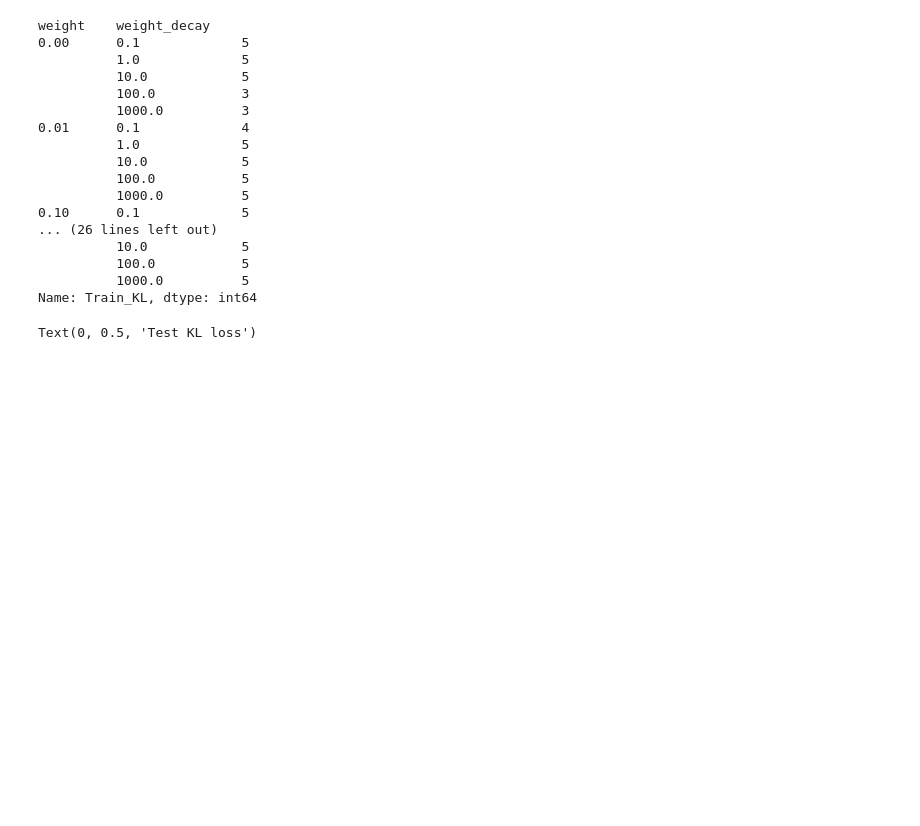
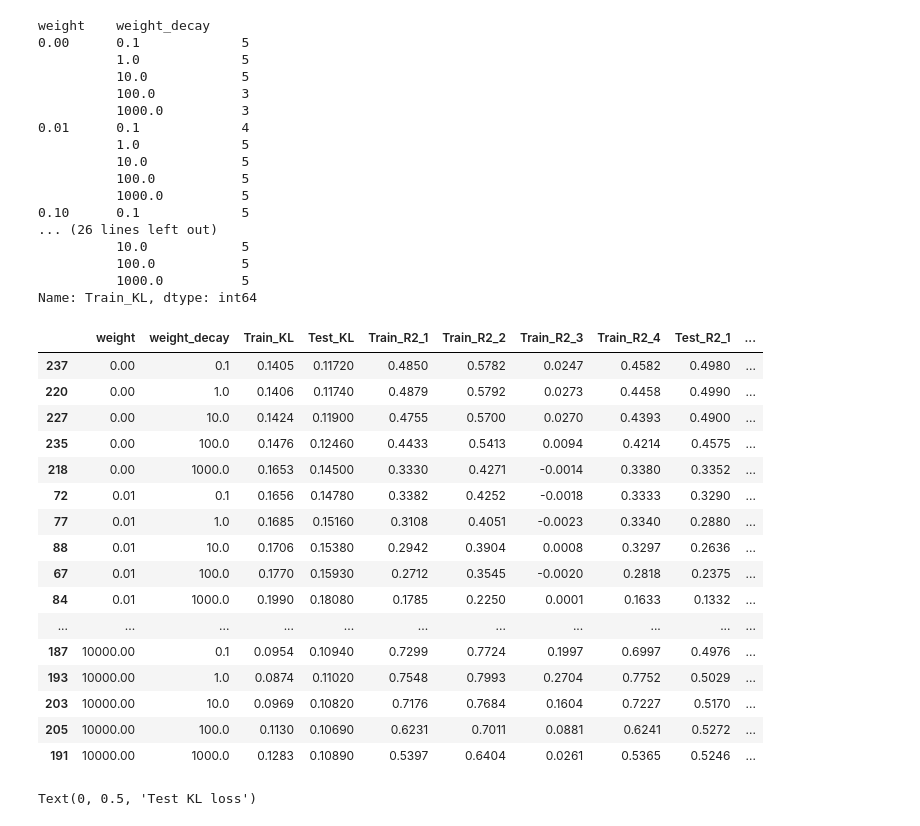
Before and after one commit to sunnyqywang/demand_image, a Jupyter notebook: P1_result_table.ipynb, the cells around one changed output. Drawn from its saved outputs; the diff is of its cells as text; code cells hidden in the pictures; blank space fills up the shorter version.

```diff
--- a/P1_result_table.ipynb
+++ b/P1_result_table.ipynb
@@ -31,6 +31,26 @@ weight    weight_decay
 Name: Train_KL, dtype: int64
 # %%
 resultsww = results.loc[results.groupby(['weight','weight_decay']).idxmin()['Test_KL']][['weight','weight_decay','Train_KL','Test_KL','Train_R2_1','Train_R2_2','Train_R2_3','Train_R2_4','Test_R2_1','Test_R2_2','Test_R2_3','Test_R2_4']]
+# %%
+resultsww
+# %% [output]
+|  | weight | weight_decay | Train_KL | Test_KL | Train_R2_1 | Train_R2_2 | Train_R2_3 | Train_R2_4 | Test_R2_1 | ... |
+| 237 | 0.00 | 0.1 | 0.1405 | 0.11720 | 0.4850 | 0.5782 | 0.0247 | 0.4582 | 0.4980 | ... |
+| 220 | 0.00 | 1.0 | 0.1406 | 0.11740 | 0.4879 | 0.5792 | 0.0273 | 0.4458 | 0.4990 | ... |
+| 227 | 0.00 | 10.0 | 0.1424 | 0.11900 | 0.4755 | 0.5700 | 0.0270 | 0.4393 | 0.4900 | ... |
+| 235 | 0.00 | 100.0 | 0.1476 | 0.12460 | 0.4433 | 0.5413 | 0.0094 | 0.4214 | 0.4575 | ... |
+| 218 | 0.00 | 1000.0 | 0.1653 | 0.14500 | 0.3330 | 0.4271 | -0.0014 | 0.3380 | 0.3352 | ... |
+| 72 | 0.01 | 0.1 | 0.1656 | 0.14780 | 0.3382 | 0.4252 | -0.0018 | 0.3333 | 0.3290 | ... |
+| 77 | 0.01 | 1.0 | 0.1685 | 0.15160 | 0.3108 | 0.4051 | -0.0023 | 0.3340 | 0.2880 | ... |
+| 88 | 0.01 | 10.0 | 0.1706 | 0.15380 | 0.2942 | 0.3904 | 0.0008 | 0.3297 | 0.2636 | ... |
+| 67 | 0.01 | 100.0 | 0.1770 | 0.15930 | 0.2712 | 0.3545 | -0.0020 | 0.2818 | 0.2375 | ... |
+| 84 | 0.01 | 1000.0 | 0.1990 | 0.18080 | 0.1785 | 0.2250 | 0.0001 | 0.1633 | 0.1332 | ... |
+| ... | ... | ... | ... | ... | ... | ... | ... | ... | ... | ... |
+| 187 | 10000.00 | 0.1 | 0.0954 | 0.10940 | 0.7299 | 0.7724 | 0.1997 | 0.6997 | 0.4976 | ... |
+| 193 | 10000.00 | 1.0 | 0.0874 | 0.11020 | 0.7548 | 0.7993 | 0.2704 | 0.7752 | 0.5029 | ... |
+| 203 | 10000.00 | 10.0 | 0.0969 | 0.10820 | 0.7176 | 0.7684 | 0.1604 | 0.7227 | 0.5170 | ... |
+| 205 | 10000.00 | 100.0 | 0.1130 | 0.10690 | 0.6231 | 0.7011 | 0.0881 | 0.6241 | 0.5272 | ... |
+| 191 | 10000.00 | 1000.0 | 0.1283 | 0.10890 | 0.5397 | 0.6404 | 0.0261 | 0.5365 | 0.5246 | ... |
 # %%
 import matplotlib
 cmap = matplotlib.cm.get_cmap('Oranges')
```
Also changed, not shown: parts of 14 cells of this notebook, 1 other file.
